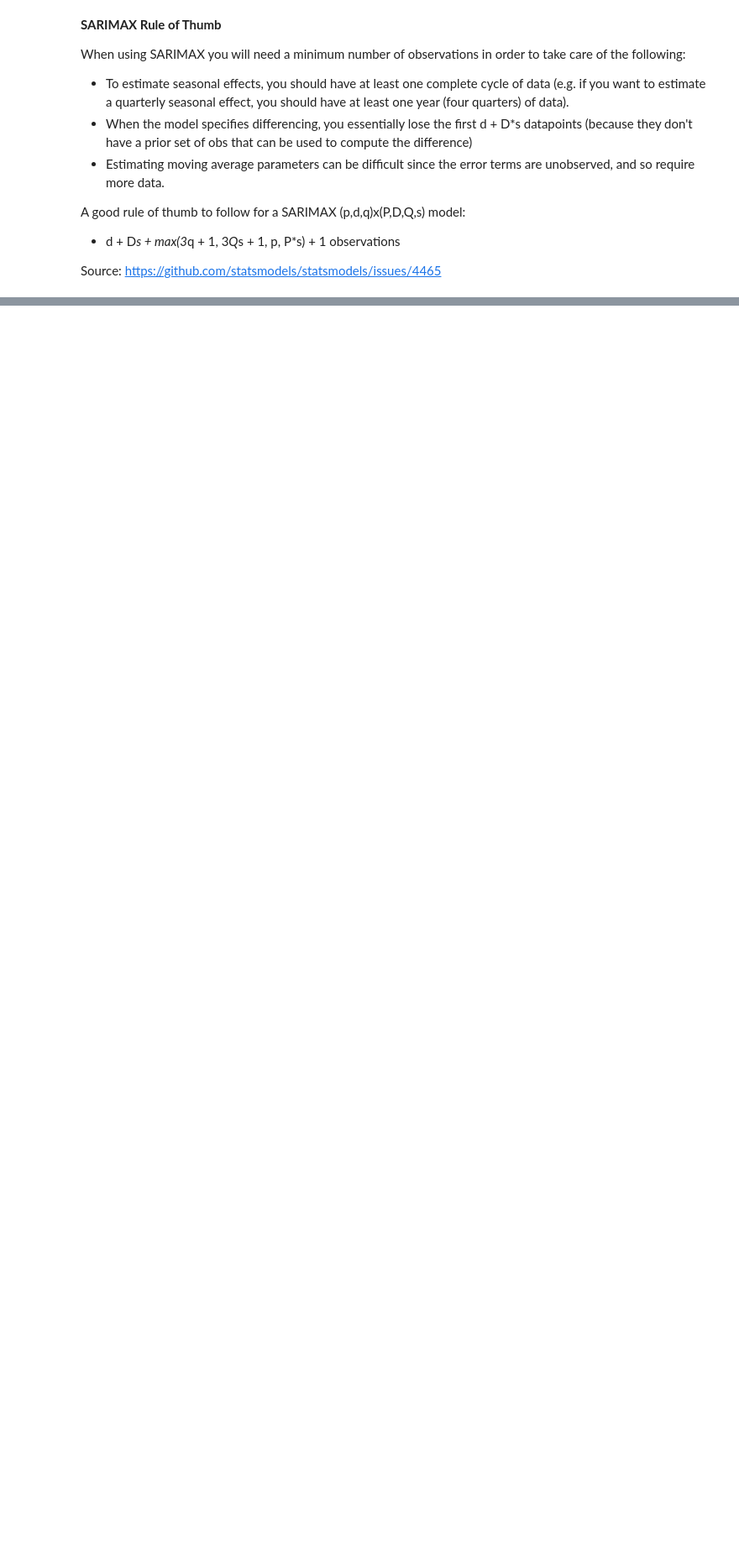
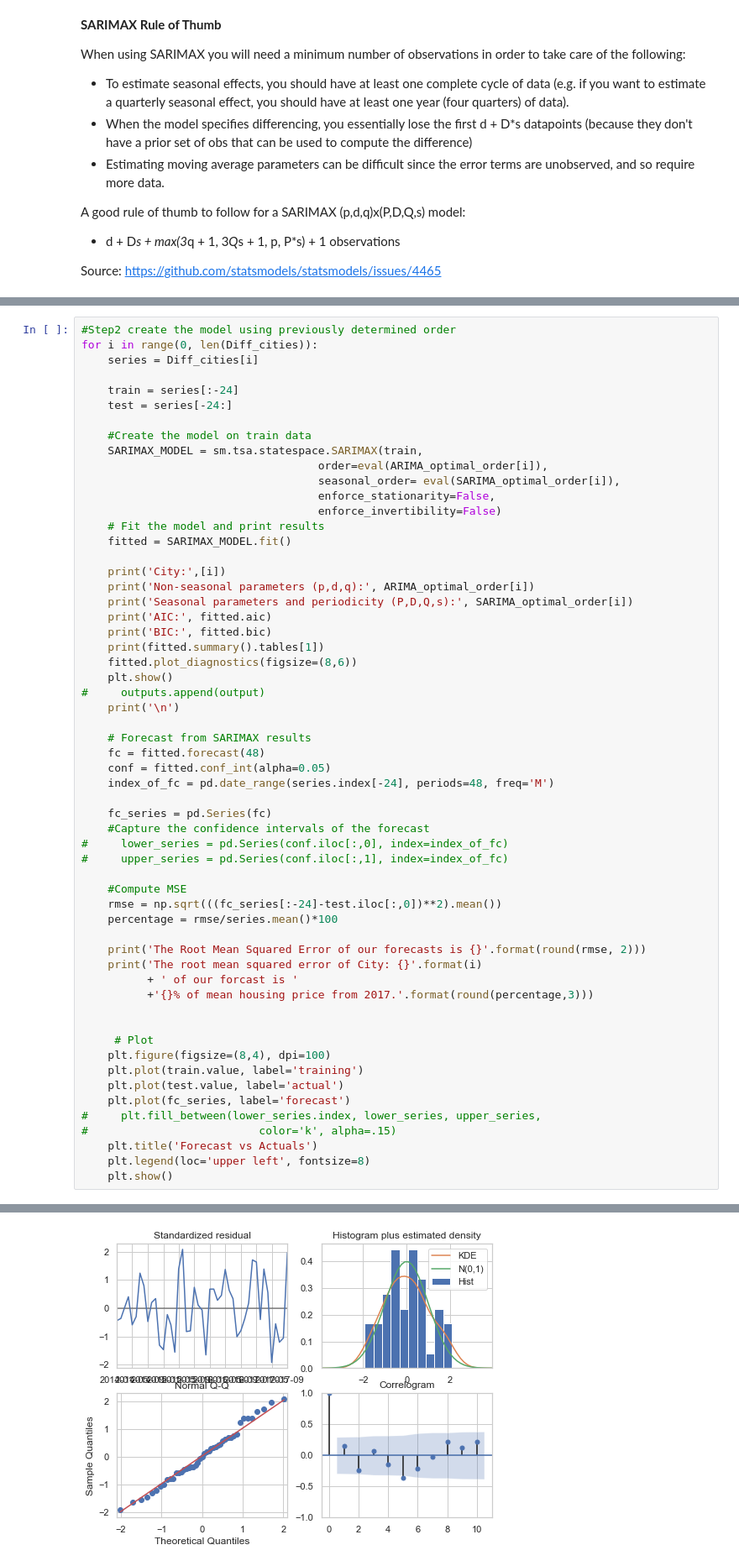
Before and after one commit to Francismorales/Time_Series_Forecasting_RealEstateNWA, a Jupyter notebook: mod_4_starter_notebook.ipynb, the cells around one changed output, grey strips where cells are left out. Shown at 84% size. Cells and saved outputs as stored; diff of their text form; blank space fills up the shorter version.

```diff
--- a/mod_4_starter_notebook.ipynb
+++ b/mod_4_starter_notebook.ipynb
@@ -1019,0 +998,59 @@ opt_df
+# %%
+#Step2 create the model using previously determined order
+for i in range(0, len(Diff_cities)):
+    series = Diff_cities[i]
+
+    train = series[:-24]
+    test = series[-24:]
+
+    #Create the model on train data
+    SARIMAX_MODEL = sm.tsa.statespace.SARIMAX(train,
+                                    order=eval(ARIMA_optimal_order[i]),
+                                    seasonal_order= eval(SARIMA_optimal_order[i]),
+                                    enforce_stationarity=False,
+                                    enforce_invertibility=False)
+    # Fit the model and print results
+    fitted = SARIMAX_MODEL.fit()
+
+    print('City:',[i])
+    print('Non-seasonal parameters (p,d,q):', ARIMA_optimal_order[i])
+    print('Seasonal parameters and periodicity (P,D,Q,s):', SARIMA_optimal_order[i])
+    print('AIC:', fitted.aic)
+    print('BIC:', fitted.bic)
+    print(fitted.summary().tables[1])
+    fitted.plot_diagnostics(figsize=(8,6))
+    plt.show()
+#     outputs.append(output)
+    print('\n')
+
+    # Forecast from SARIMAX results
+    fc = fitted.forecast(48)
+    conf = fitted.conf_int(alpha=0.05)
+    index_of_fc = pd.date_range(series.index[-24], periods=48, freq='M')
+
+    fc_series = pd.Series(fc)
+    #Capture the confidence intervals of the forecast
+#     lower_series = pd.Series(conf.iloc[:,0], index=index_of_fc)
+#     upper_series = pd.Series(conf.iloc[:,1], index=index_of_fc)
+
+    #Compute MSE
+    rmse = np.sqrt(((fc_series[:-24]-test.iloc[:,0])**2).mean())
+    percentage = rmse/series.mean()*100
+
+    print('The Root Mean Squared Error of our forecasts is {}'.format(round(rmse, 2)))
+    print('The root mean squared error of City: {}'.format(i)
+          + ' of our forcast is '
+          +'{}% of mean housing price from 2017.'.format(round(percentage,3)))
+
+
+     # Plot
+    plt.figure(figsize=(8,4), dpi=100)
+    plt.plot(train.value, label='training')
+    plt.plot(test.value, label='actual')
+    plt.plot(fc_series, label='forecast')
+#     plt.fill_between(lower_series.index, lower_series, upper_series,
+#                          color='k', alpha=.15)
+    plt.title('Forecast vs Actuals')
+    plt.legend(loc='upper left', fontsize=8)
+    plt.show()
+# %% [output]
@@ -1019,0 +1071 @@ opt_df
+[figure, added]
```
Also changed, not shown: parts of 21 cells of this notebook.
